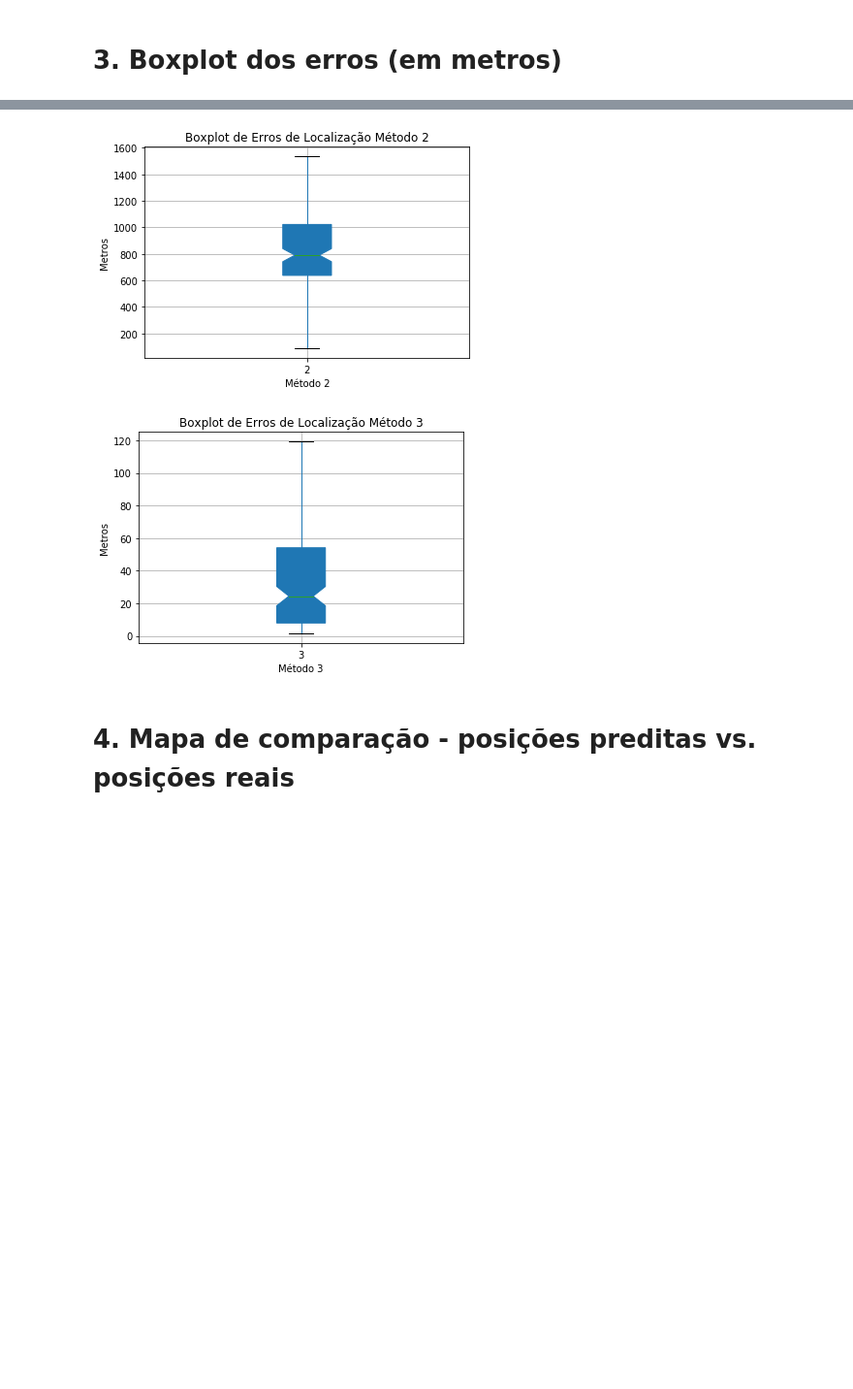
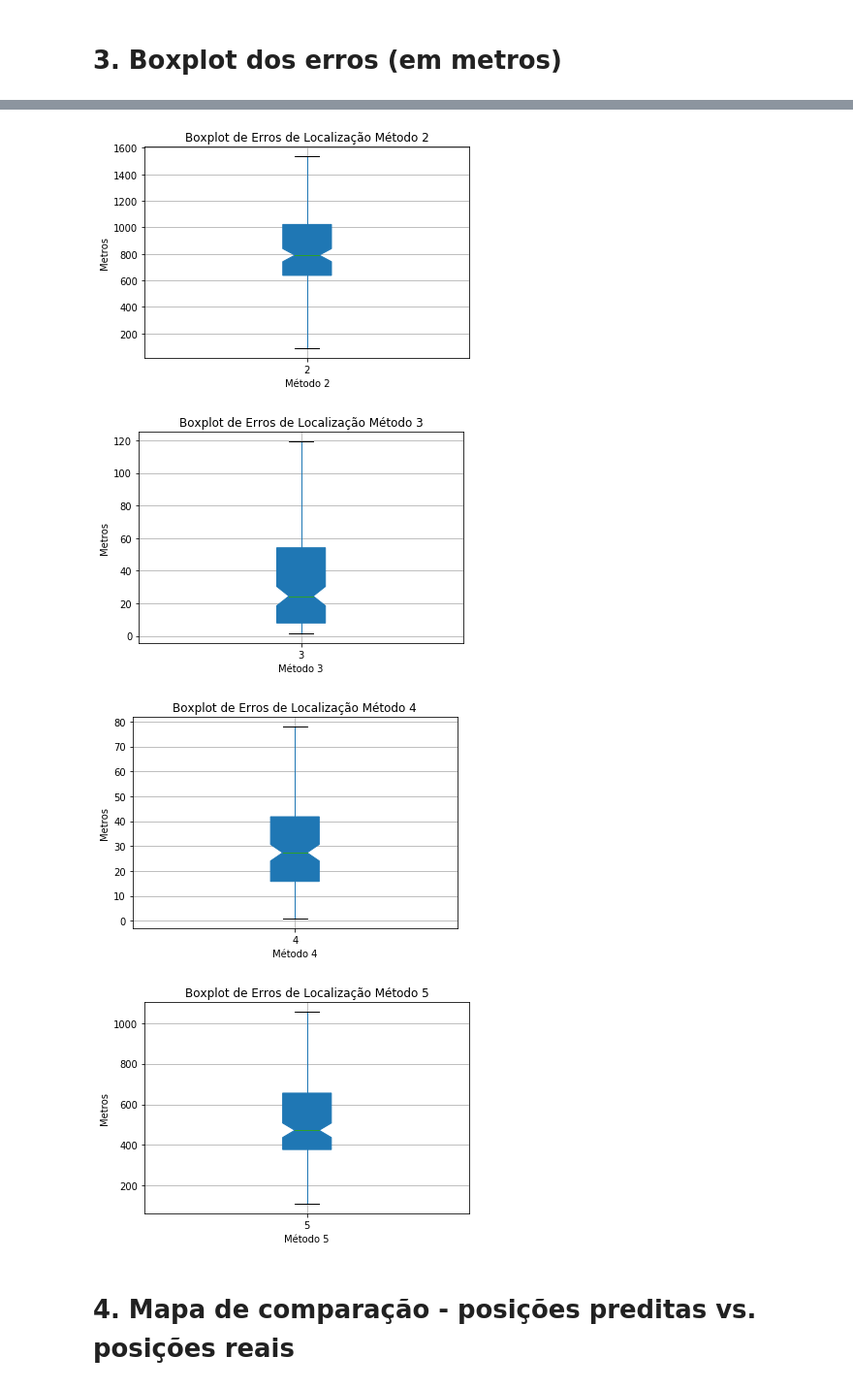
Before and after one commit to mbs8/CMoveis, a Jupyter notebook: results.ipynb, the cells around one changed output, grey strips where cells are left out. Shown: that part at 97% size. Saved outputs shown, nothing was run; the diff lists cells and outputs as text; code cells hidden in the pictures; blank space fills up the shorter version.

```diff
--- a/results.ipynb
+++ b/results.ipynb
@@ -49,16 +52,18 @@ for i in [1,2,3]:
 # %% [markdown]
 # 3. Boxplot dos erros (em metros)
 # %%
-for i in [1,2,3]:
+for i in range(1,6):
     boxplotErrorLocationM1 = errorLocation.boxplot(column=[str(i)], showfliers = False, notch = True, patch_artist = True)
     plt.title("Boxplot de Erros de Localização Método "+ str(i))
     plt.xlabel('Método '+ str(i))
     plt.ylabel('Metros')
     plt.show()
 # %% [output]
 [figure]
 [figure]
 [figure]
+[figure, added]
+[figure, added]
 # %% [markdown]
 # 4. Mapa de comparação - posições preditas vs. posições reais
 # %%
```
Also changed, not shown: parts of 3 cells of this notebook.
